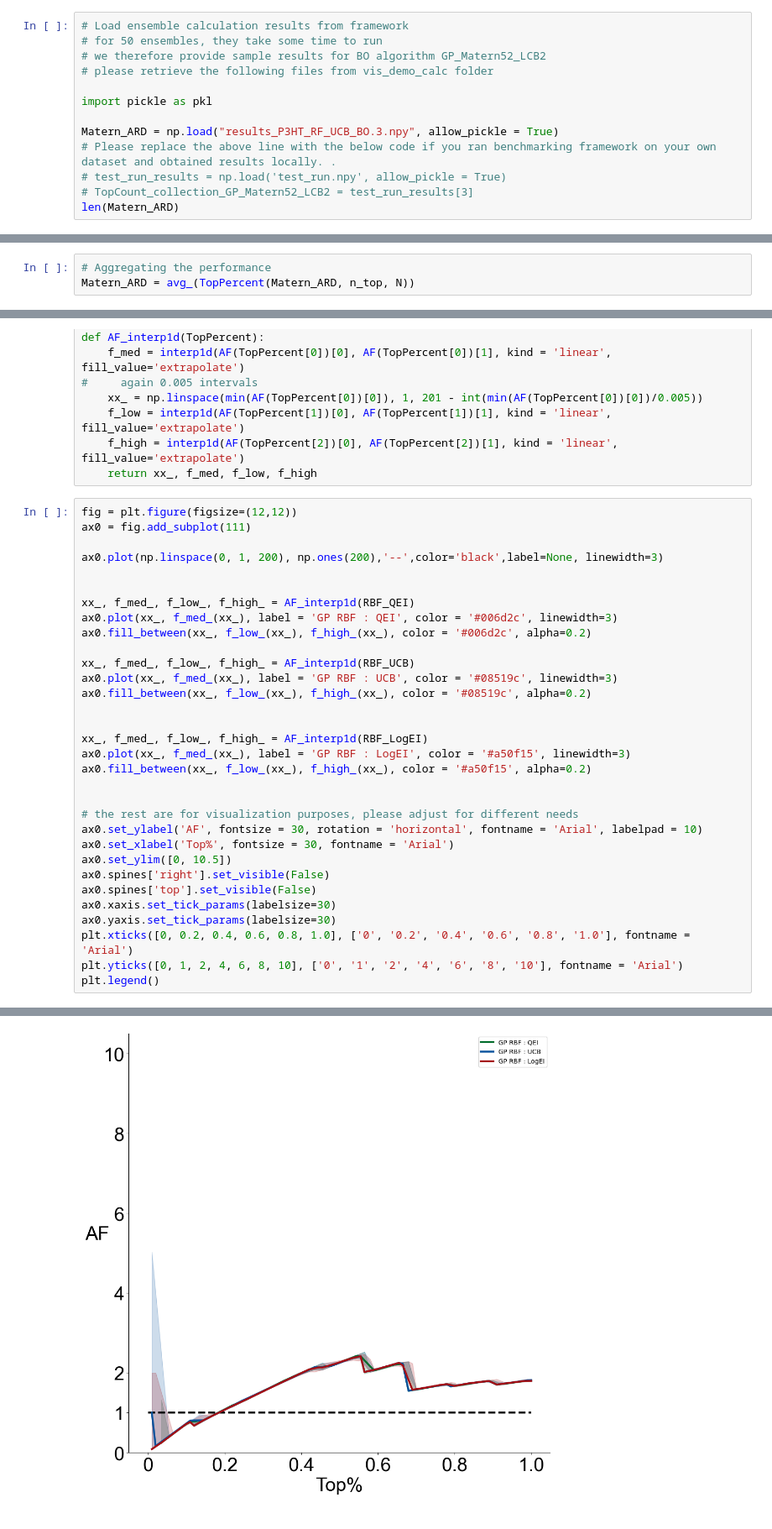
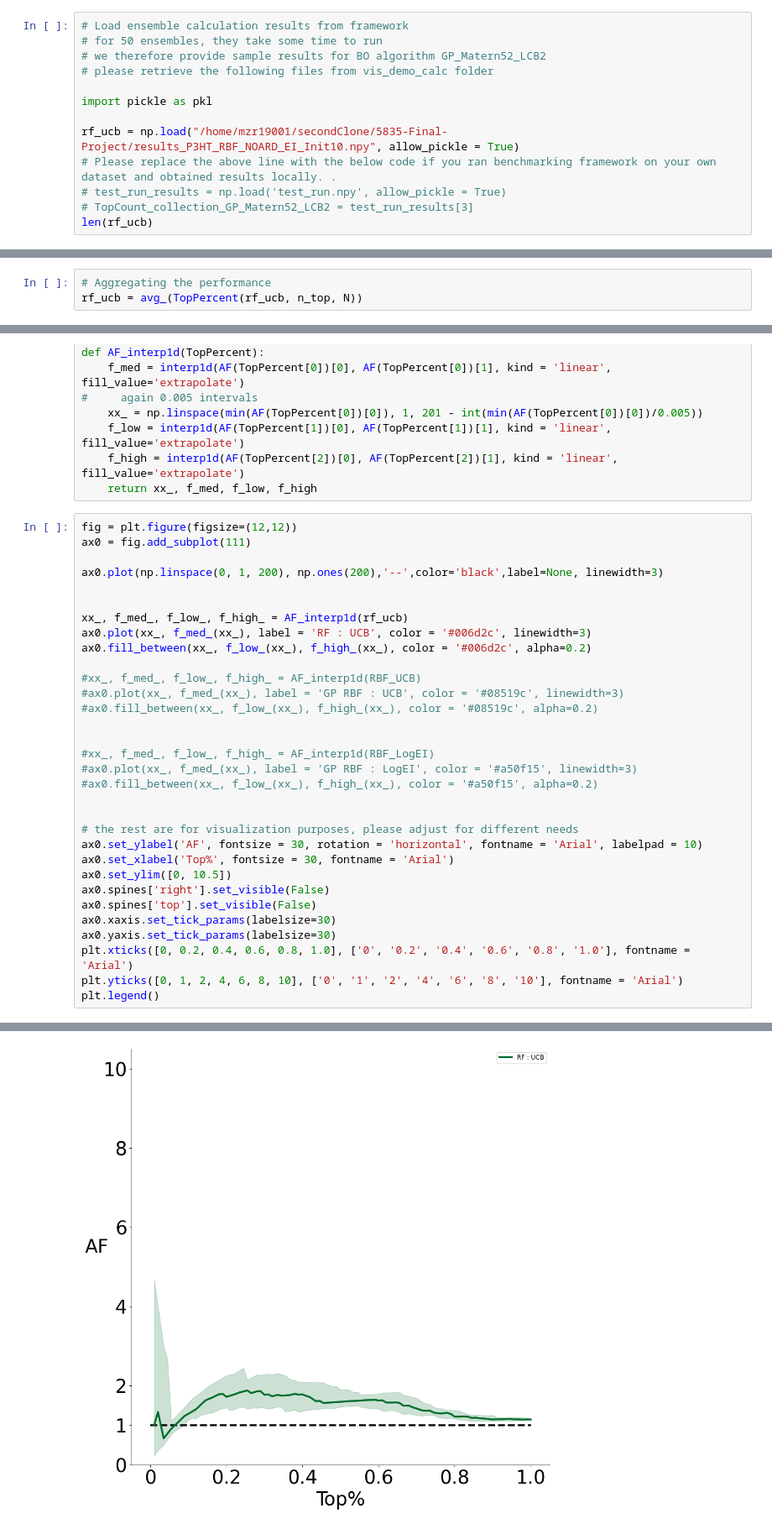
Before and after one commit to J-o-e-M/5835-Final-Project, a Jupyter notebook: Performance Visualization.ipynb, the cells around one changed output, grey strips where cells are left out. Shown at 84% size. Cells and saved outputs as stored; diff of their text form.

```diff
--- a/Performance Visualization.ipynb
+++ b/Performance Visualization.ipynb
@@ -70,11 +67,11 @@ top_indices = list(ds_grouped.sort_values(objective_name).head(n_top).index)
 
 import pickle as pkl
 
-Matern_ARD = np.load("results_P3HT_RF_UCB_BO.3.npy", allow_pickle = True)
+rf_ucb = np.load("/home/mzr19001/secondClone/5835-Final-Project/results_P3HT_RBF_NOARD_EI_Init10.npy", allow_pickle = True)
 # Please replace the above line with the below code if you ran benchmarking framework on your own dataset and obtained results locally. .
 # test_run_results = np.load('test_run.npy', allow_pickle = True)
 # TopCount_collection_GP_Matern52_LCB2 = test_run_results[3]
-len(Matern_ARD)
+len(rf_ucb)
 # %% [output]
 50
 # %% [markdown]
@@ -227,7 +224,7 @@ def TopPercent(x_top_count, n_top, N):
     return x_
 # %%
 # Aggregating the performance
-Matern_ARD = avg_(TopPercent(Matern_ARD, n_top, N))
+rf_ucb = avg_(TopPercent(rf_ucb, n_top, N))
 # %%
 fig = plt.figure(figsize=(12,12))
 ax0 = fig.add_subplot(111)
@@ -377,18 +407,18 @@ ax0 = fig.add_subplot(111)
 ax0.plot(np.linspace(0, 1, 200), np.ones(200),'--',color='black',label=None, linewidth=3)
 
 
-xx_, f_med_, f_low_, f_high_ = AF_interp1d(RBF_QEI)
-ax0.plot(xx_, f_med_(xx_), label = 'GP RBF : QEI', color = '#006d2c', linewidth=3)
+xx_, f_med_, f_low_, f_high_ = AF_interp1d(rf_ucb)
+ax0.plot(xx_, f_med_(xx_), label = 'RF : UCB', color = '#006d2c', linewidth=3)
 ax0.fill_between(xx_, f_low_(xx_), f_high_(xx_), color = '#006d2c', alpha=0.2)
 
-xx_, f_med_, f_low_, f_high_ = AF_interp1d(RBF_UCB)
-ax0.plot(xx_, f_med_(xx_), label = 'GP RBF : UCB', color = '#08519c', linewidth=3)
-ax0.fill_between(xx_, f_low_(xx_), f_high_(xx_), color = '#08519c', alpha=0.2)
+#xx_, f_med_, f_low_, f_high_ = AF_interp1d(RBF_UCB)
+#ax0.plot(xx_, f_med_(xx_), label = 'GP RBF : UCB', color = '#08519c', linewidth=3)
+#ax0.fill_between(xx_, f_low_(xx_), f_high_(xx_), color = '#08519c', alpha=0.2)
 
 
-xx_, f_med_, f_low_, f_high_ = AF_interp1d(RBF_LogEI)
-ax0.plot(xx_, f_med_(xx_), label = 'GP RBF : LogEI', color = '#a50f15', linewidth=3)
-ax0.fill_between(xx_, f_low_(xx_), f_high_(xx_), color = '#a50f15', alpha=0.2)
+#xx_, f_med_, f_low_, f_high_ = AF_interp1d(RBF_LogEI)
+#ax0.plot(xx_, f_med_(xx_), label = 'GP RBF : LogEI', color = '#a50f15', linewidth=3)
+#ax0.fill_between(xx_, f_low_(xx_), f_high_(xx_), color = '#a50f15', alpha=0.2)
 
 
 # the rest are for visualization purposes, please adjust for different needs
@@ -407 +454 @@ plt.legend()
-[figure, old version]
+[figure, new version]
```
Also changed, not shown: parts of 5 cells of this notebook, 11 other files.
